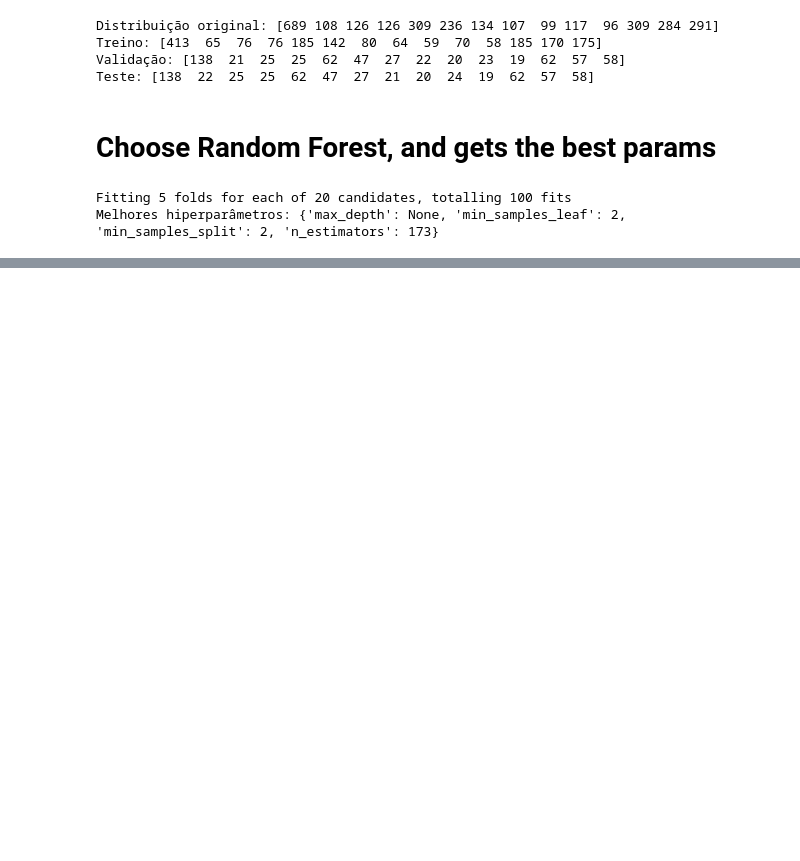
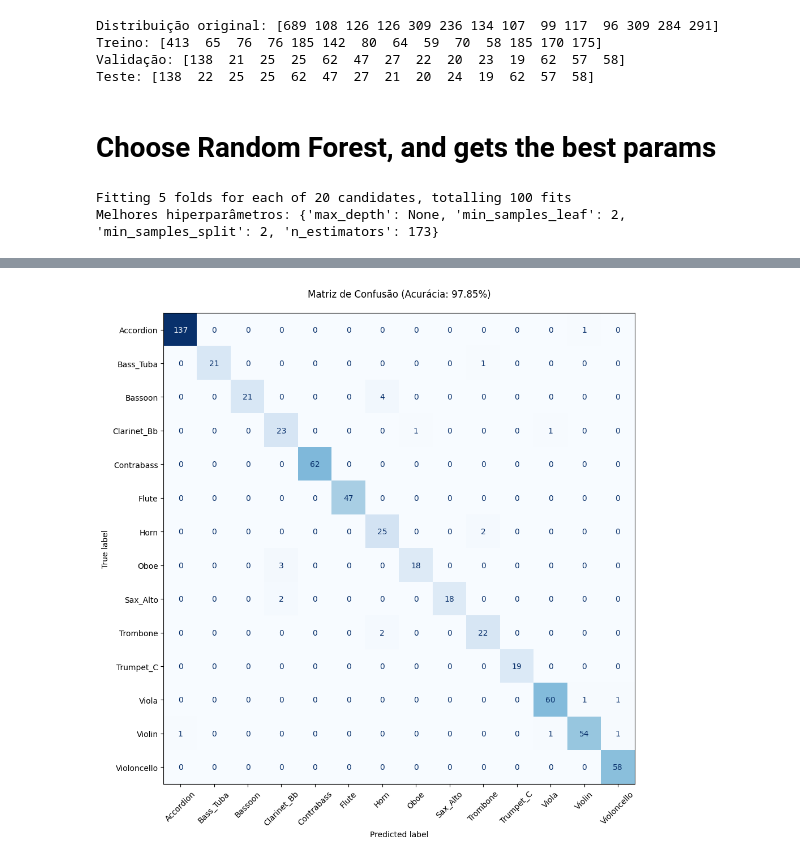
Before and after one commit to Leandro-Bandeira/instrument_identifier, a Jupyter notebook: instrument_identifier.ipynb, the cells around one changed output, grey strips where cells are left out. Cells and saved outputs as stored; diff of their text form; code cells hidden in the pictures; blank space fills up the shorter version.

```diff
--- a/instrument_identifier.ipynb
+++ b/instrument_identifier.ipynb
@@ -114,7 +100,7 @@ instruments_df.to_json('dataset/dataset.jsonl', orient='records', lines=True)
 # %% [markdown]
 # Load dataset
 # %%
-instruments_df = pd.read_json('dataset/dataset.jsonl', lines=True)
+instruments_df = pd.read_json('dataset.jsonl', lines=True)
 
 instruments_df.head()
 # %% [output]
@@ -436,0 +359,19 @@ Epoch 100/100
+# %%
+cm = confusion_matrix(y_test, y_test_pred)
+fig, ax = plt.subplots(figsize=(12, 10))
+disp = ConfusionMatrixDisplay(
+    confusion_matrix=cm,
+    display_labels=le.classes_
+)
+disp.plot(
+    cmap='Blues',
+    xticks_rotation=45,
+    ax=ax,
+    values_format='d',
+    colorbar=False
+)
+plt.title(f"Matriz de Confusão (Acurácia: {acc:.2%})", pad=20)
+plt.tight_layout()
+plt.show()
+# %% [output]
+[figure, added]
```
Also changed, not shown: parts of 12 cells of this notebook.
